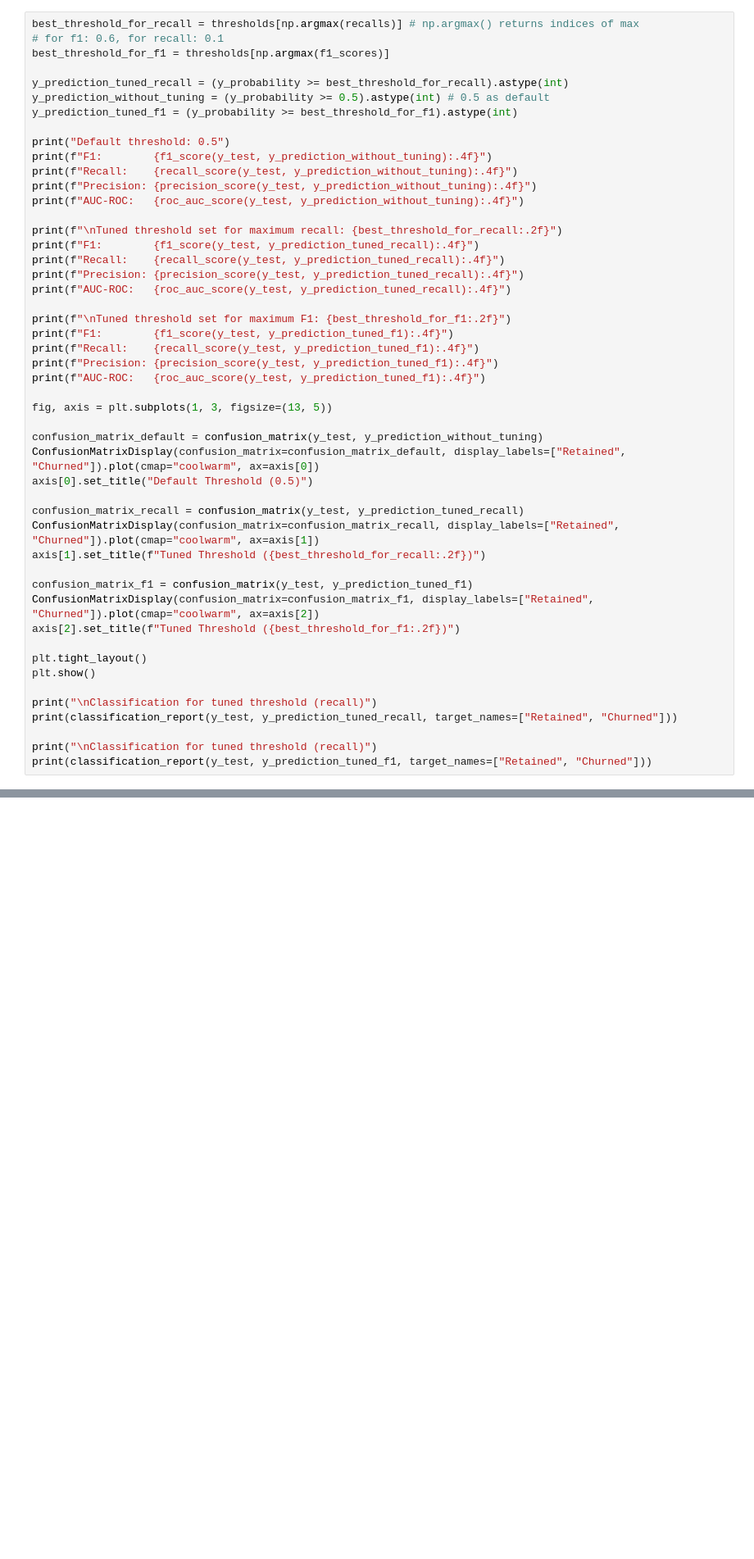
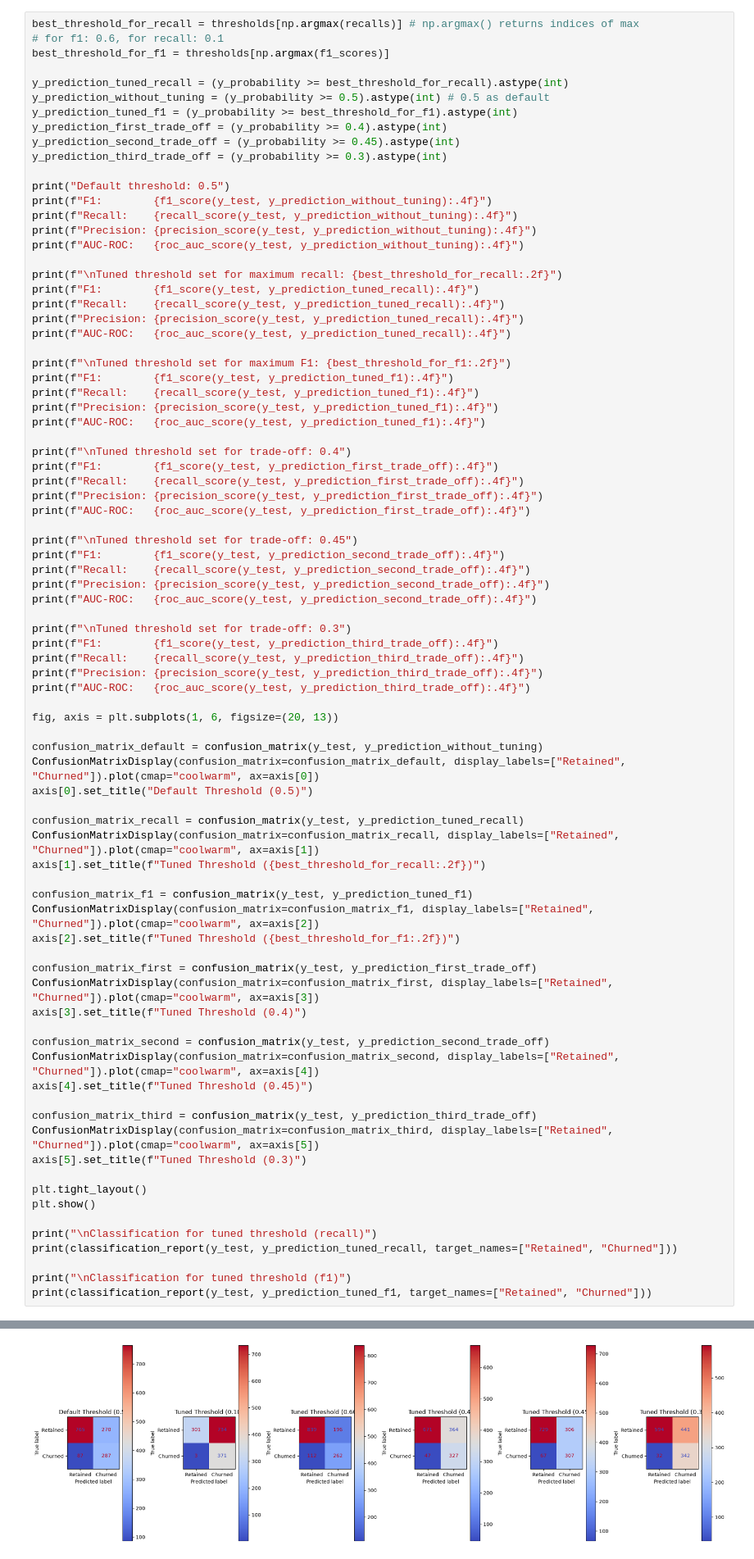
Before and after one commit to FranciszekMierzejewski/Churn-Predictor, a Jupyter notebook: notebooks/05_model_tuning.ipynb, the cells around one changed output, grey strips where cells are left out. Shown at 82% size. Drawn from its saved outputs; the diff is of its cells as text; blank space fills up the shorter version.

Commit message:
Added thresholds 0.4, 0.45, and 0.3 to examine trade off between recall and precision. Changed threshold used to 0.4

```diff
--- a/notebooks/05_model_tuning.ipynb
+++ b/notebooks/05_model_tuning.ipynb
@@ -111,6 +127,9 @@ best_threshold_for_f1 = thresholds[np.argmax(f1_scores)]
 y_prediction_tuned_recall = (y_probability >= best_threshold_for_recall).astype(int)
 y_prediction_without_tuning = (y_probability >= 0.5).astype(int) # 0.5 as default
 y_prediction_tuned_f1 = (y_probability >= best_threshold_for_f1).astype(int)
+y_prediction_first_trade_off = (y_probability >= 0.4).astype(int)
+y_prediction_second_trade_off = (y_probability >= 0.45).astype(int)
+y_prediction_third_trade_off = (y_probability >= 0.3).astype(int)
 
 print("Default threshold: 0.5")
 print(f"F1:        {f1_score(y_test, y_prediction_without_tuning):.4f}")
@@ -130,7 +149,25 @@ print(f"Recall:    {recall_score(y_test, y_prediction_tuned_f1):.4f}")
 print(f"Precision: {precision_score(y_test, y_prediction_tuned_f1):.4f}")
 print(f"AUC-ROC:   {roc_auc_score(y_test, y_prediction_tuned_f1):.4f}")
 
-fig, axis = plt.subplots(1, 3, figsize=(13, 5))
+print(f"\nTuned threshold set for trade-off: 0.4")
+print(f"F1:        {f1_score(y_test, y_prediction_first_trade_off):.4f}")
+print(f"Recall:    {recall_score(y_test, y_prediction_first_trade_off):.4f}")
+print(f"Precision: {precision_score(y_test, y_prediction_first_trade_off):.4f}")
+print(f"AUC-ROC:   {roc_auc_score(y_test, y_prediction_first_trade_off):.4f}")
+
+print(f"\nTuned threshold set for trade-off: 0.45")
+print(f"F1:        {f1_score(y_test, y_prediction_second_trade_off):.4f}")
+print(f"Recall:    {recall_score(y_test, y_prediction_second_trade_off):.4f}")
+print(f"Precision: {precision_score(y_test, y_prediction_second_trade_off):.4f}")
+print(f"AUC-ROC:   {roc_auc_score(y_test, y_prediction_second_trade_off):.4f}")
+
+print(f"\nTuned threshold set for trade-off: 0.3")
+print(f"F1:        {f1_score(y_test, y_prediction_third_trade_off):.4f}")
+print(f"Recall:    {recall_score(y_test, y_prediction_third_trade_off):.4f}")
+print(f"Precision: {precision_score(y_test, y_prediction_third_trade_off):.4f}")
+print(f"AUC-ROC:   {roc_auc_score(y_test, y_prediction_third_trade_off):.4f}")
+
+fig, axis = plt.subplots(1, 6, figsize=(20, 13))
 
 confusion_matrix_default = confusion_matrix(y_test, y_prediction_without_tuning)
 ConfusionMatrixDisplay(confusion_matrix=confusion_matrix_default, display_labels=["Retained", "Churned"]).plot(cmap="coolwarm", ax=axis[0])
@@ -144,11 +181,24 @@ confusion_matrix_f1 = confusion_matrix(y_test, y_prediction_tuned_f1)
 ConfusionMatrixDisplay(confusion_matrix=confusion_matrix_f1, display_labels=["Retained", "Churned"]).plot(cmap="coolwarm", ax=axis[2])
 axis[2].set_title(f"Tuned Threshold ({best_threshold_for_f1:.2f})")
 
+confusion_matrix_first = confusion_matrix(y_test, y_prediction_first_trade_off)
+ConfusionMatrixDisplay(confusion_matrix=confusion_matrix_first, display_labels=["Retained", "Churned"]).plot(cmap="coolwarm", ax=axis[3])
+axis[3].set_title(f"Tuned Threshold (0.4)")
+
+confusion_matrix_second = confusion_matrix(y_test, y_prediction_second_trade_off)
+ConfusionMatrixDisplay(confusion_matrix=confusion_matrix_second, display_labels=["Retained", "Churned"]).plot(cmap="coolwarm", ax=axis[4])
+axis[4].set_title(f"Tuned Threshold (0.45)")
+
+confusion_matrix_third = confusion_matrix(y_test, y_prediction_third_trade_off)
+ConfusionMatrixDisplay(confusion_matrix=confusion_matrix_third, display_labels=["Retained", "Churned"]).plot(cmap="coolwarm", ax=axis[5])
+axis[5].set_title(f"Tuned Threshold (0.3)")
+
 plt.tight_layout()
 plt.show()
 
 print("\nClassification for tuned threshold (recall)")
 print(classification_report(y_test, y_prediction_tuned_recall, target_names=["Retained", "Churned"]))
 
-print("\nClassification for tuned threshold (recall)")
+print("\nClassification for tuned threshold (f1)")
 print(classification_report(y_test, y_prediction_tuned_f1, target_names=["Retained", "Churned"]))
+# %% [output]
@@ -154,0 +222 @@ print(classification_report(y_test, y_prediction_tuned_f1, target_names=["Retain
+[figure, added]
```
Also changed, not shown: parts of 5 cells of this notebook, 2 other files.
